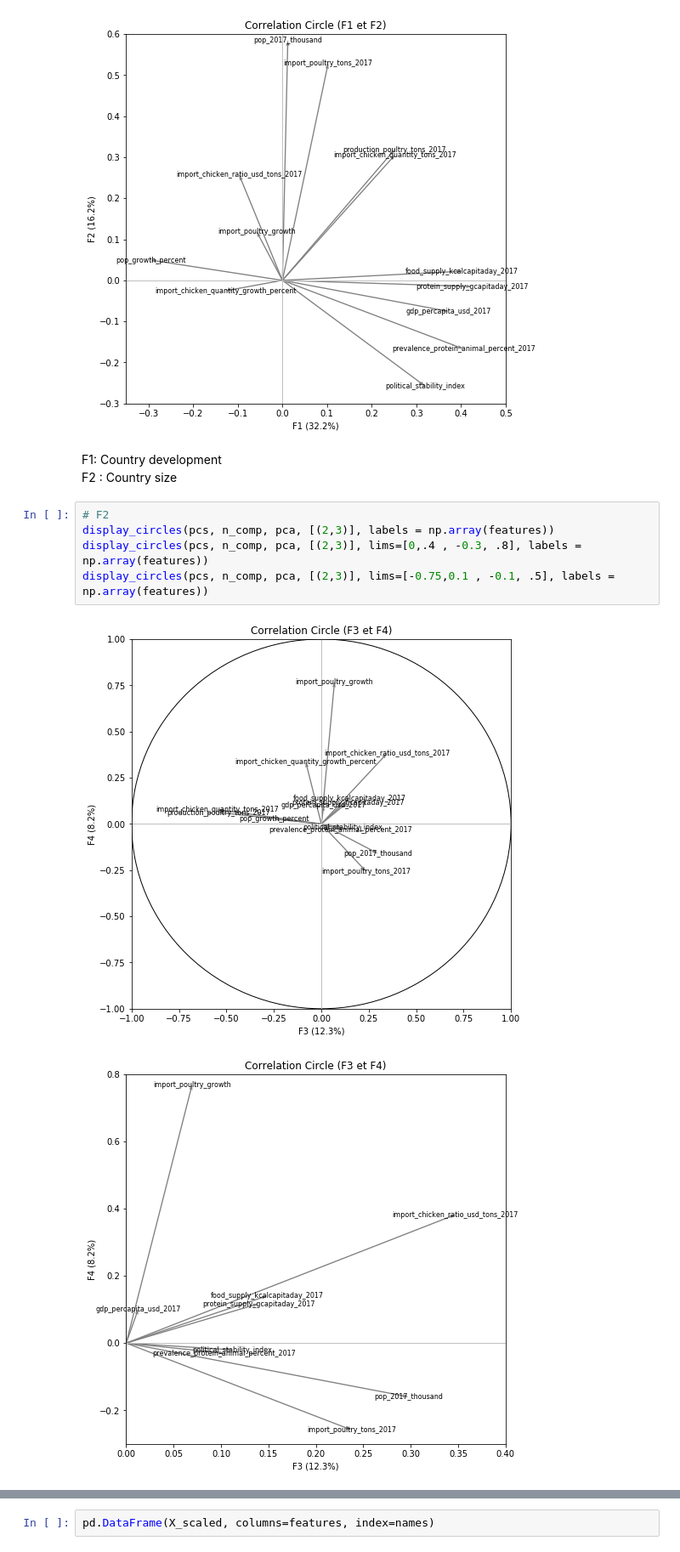
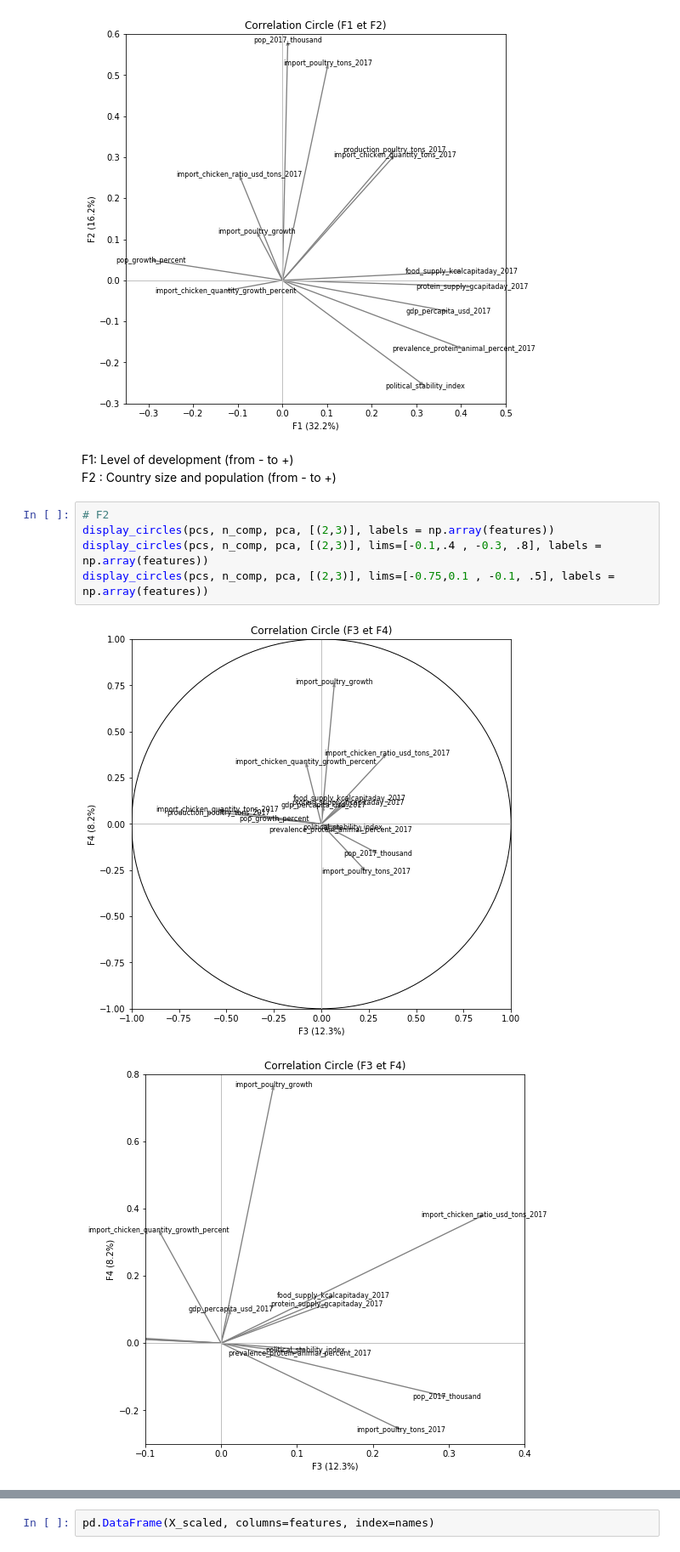
Before and after one commit to Michael-Orange/MarketStudy_ChickenExports_OC, a Jupyter notebook: P5_analysis.ipynb, the cells around one changed output, grey strips where cells are left out. Shown at 85% size. Cells and saved outputs as stored; diff of their text form.

```diff
--- a/P5_analysis.ipynb
+++ b/P5_analysis.ipynb
@@ -100,14 +100,14 @@ display_circles(pcs, n_comp, pca, [(0,1)], lims=[-.35,.5 , -0.3, .6], labels = n
 [figure]
 [figure]
 # %% [markdown]
-F1: Country development
-<br>F2 : Country size
+F1: Level of development (from - to +)
+<br>F2 : Country size and population (from - to +)
 # %%
 # F2
 display_circles(pcs, n_comp, pca, [(2,3)], labels = np.array(features))
-display_circles(pcs, n_comp, pca, [(2,3)], lims=[0,.4 , -0.3, .8], labels = np.array(features))
+display_circles(pcs, n_comp, pca, [(2,3)], lims=[-0.1,.4 , -0.3, .8], labels = np.array(features))
 display_circles(pcs, n_comp, pca, [(2,3)], lims=[-0.75,0.1 , -0.1, .5], labels = np.array(features))
 # %% [output]
 [figure]
-[figure, old version]
+[figure, new version]
 [figure]
```
Also changed, not shown: parts of 8 cells of this notebook.
